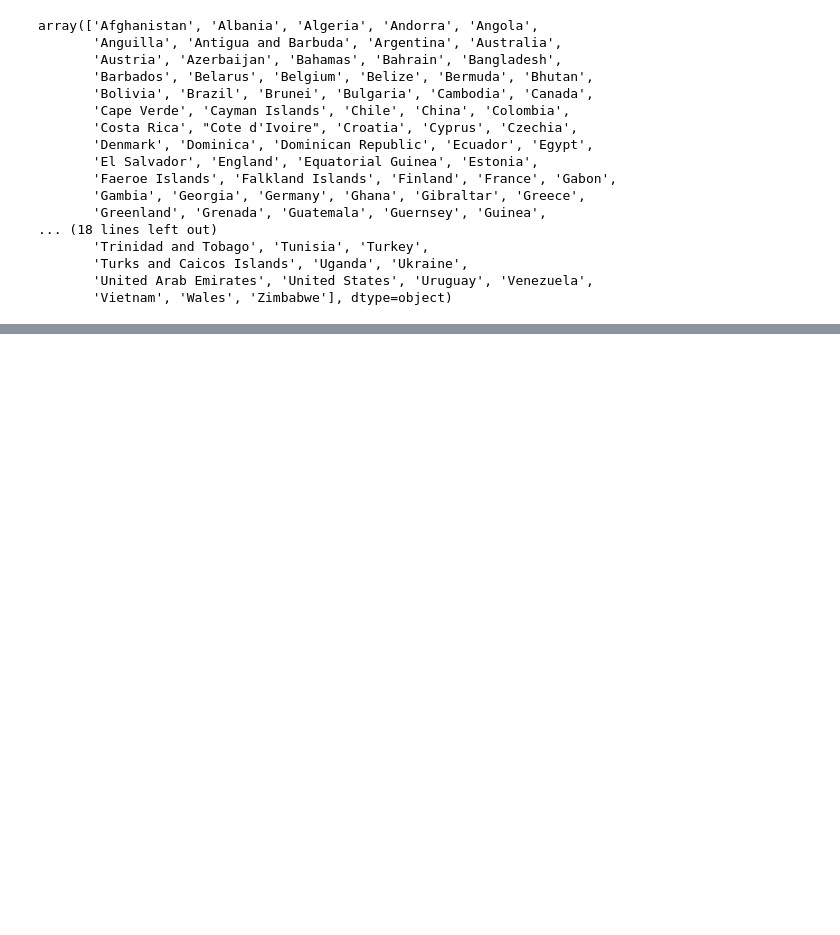
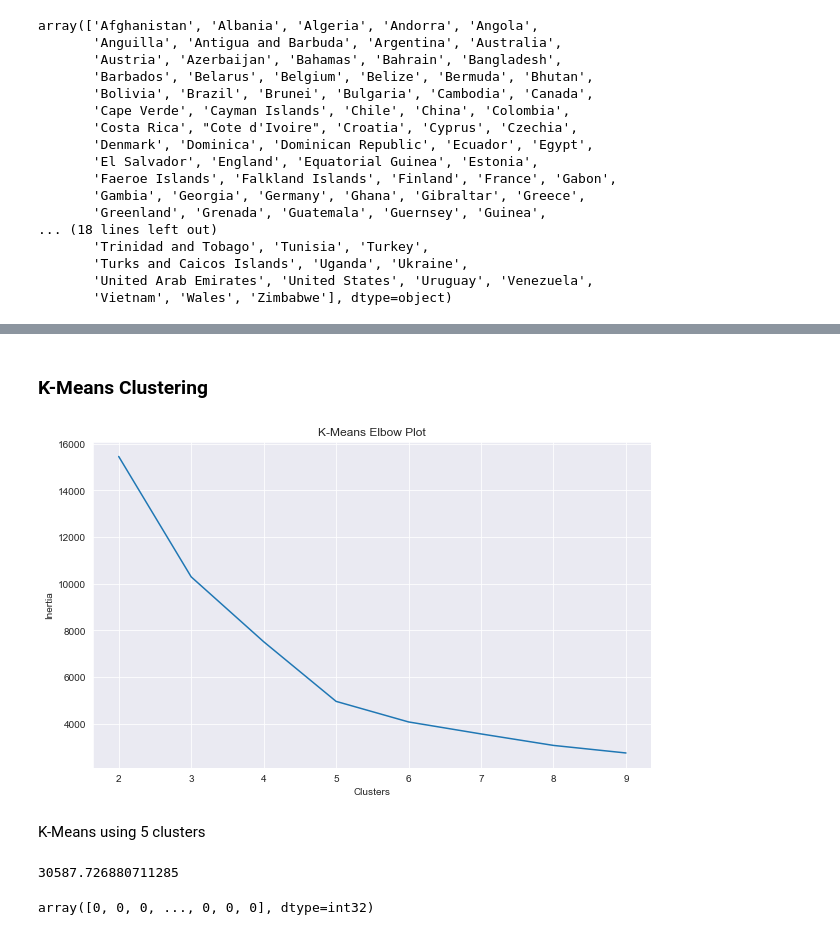
Before and after one commit to cassnutt/worldwide_covid19_vaccines, a Jupyter notebook: Market Segmentation.ipynb, the cells around one changed output, grey strips where cells are left out. Saved outputs shown, nothing was run; the diff lists cells and outputs as text; code cells hidden in the pictures; blank space fills up the shorter version.

```diff
--- a/Market Segmentation.ipynb
+++ b/Market Segmentation.ipynb
@@ -111,0 +349,36 @@ memory usage: 697.9+ KB
+# %% [markdown]
+### K-Means Clustering
+# %%
+# find right amount of clusters
+results = []
+N = range(2,10)
+for n in N:
+    model = KMeans(n_clusters= n, random_state= 27)
+    model.fit(pca_df)
+    results.append(model.inertia_)
+
+# plot elbow plot
+plt.figure(figsize= (10, 6))
+plt.plot(N, results)
+plt.title('K-Means Elbow Plot')
+plt.xlabel('Clusters')
+plt.ylabel('Inertia')
+plt.show()
+# %% [output]
+[figure, added]
+# %% [markdown]
+K-Means using 5 clusters
+# %%
+# unscaled, original data
+k_means_orig = KMeans(n_clusters = 5)
+k_means_orig.fit(num_df)
+cluster_preds = k_means_orig.predict(num_df)
+
+CH_score = calinski_harabasz_score(num_df, cluster_preds)
+CH_score
+# %% [output]
+30587.726880711285
+# %%
+cluster_preds
+# %% [output]
+array([0, 0, 0, ..., 0, 0, 0], dtype=int32)
```
Also changed, not shown: parts of 48 cells of this notebook.
